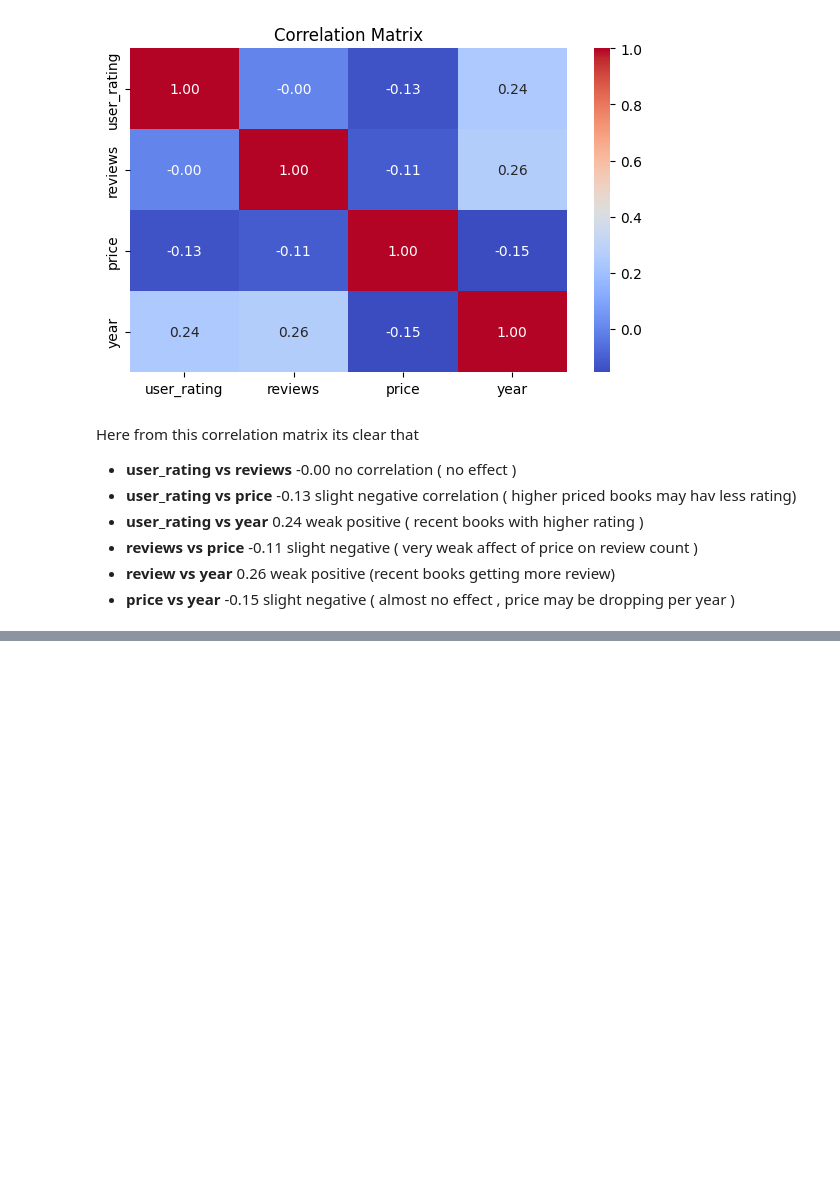
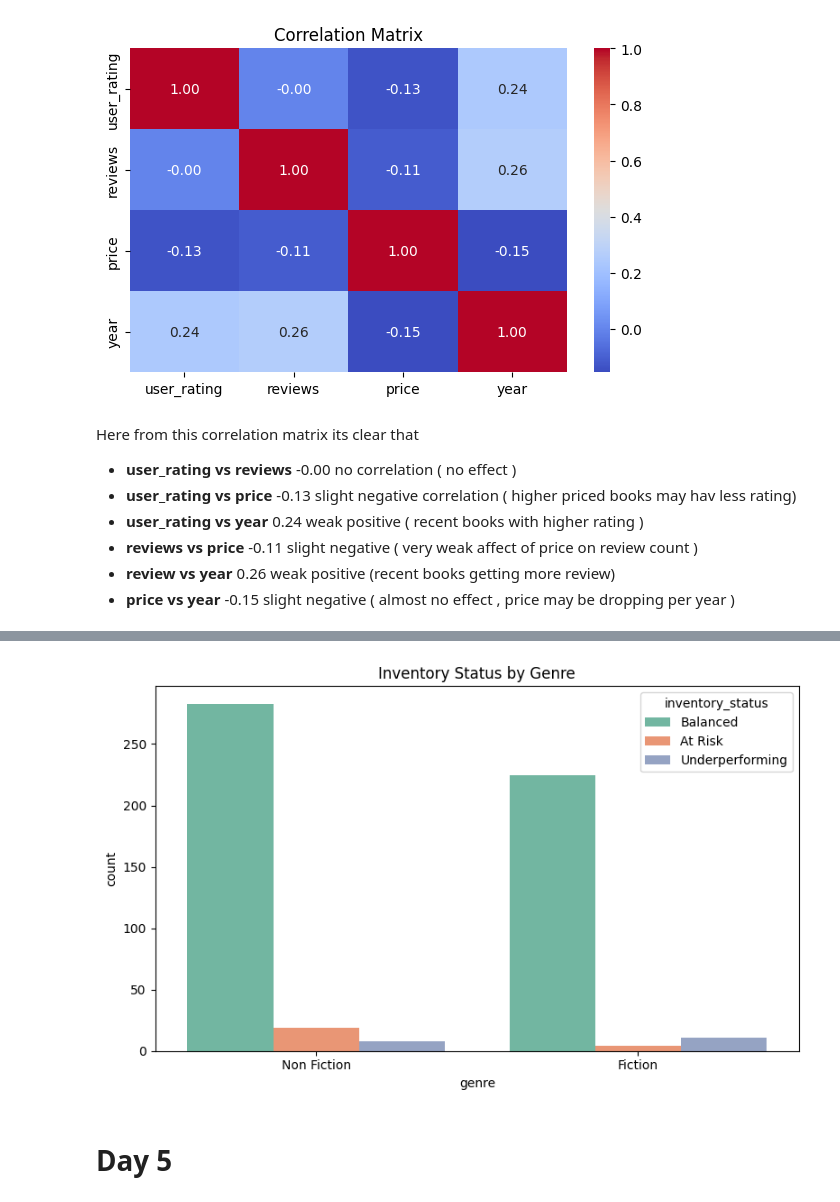
Before and after one commit to Anurag-Mohan/Amazon-Inventory-Analysis, a Jupyter notebook: AmazonData.ipynb, the cells around one changed output, grey strips where cells are left out. Cells and saved outputs as stored; diff of their text form; code cells hidden in the pictures; blank space fills up the shorter version.

```diff
--- a/AmazonData.ipynb
+++ b/AmazonData.ipynb
@@ -175,0 +237,10 @@ Here from this correlation matrix its clear that
+# %%
+plt.figure(figsize=(8,5))
+sns.countplot(data=df, x='genre', hue='inventory_status', palette='Set2')
+plt.title("Inventory Status by Genre")
+plt.tight_layout()
+plt.show()
+# %% [output]
+[figure, added]
+# %% [markdown]
+# **Day 5**
```
Also changed, not shown: parts of 25 cells of this notebook.
